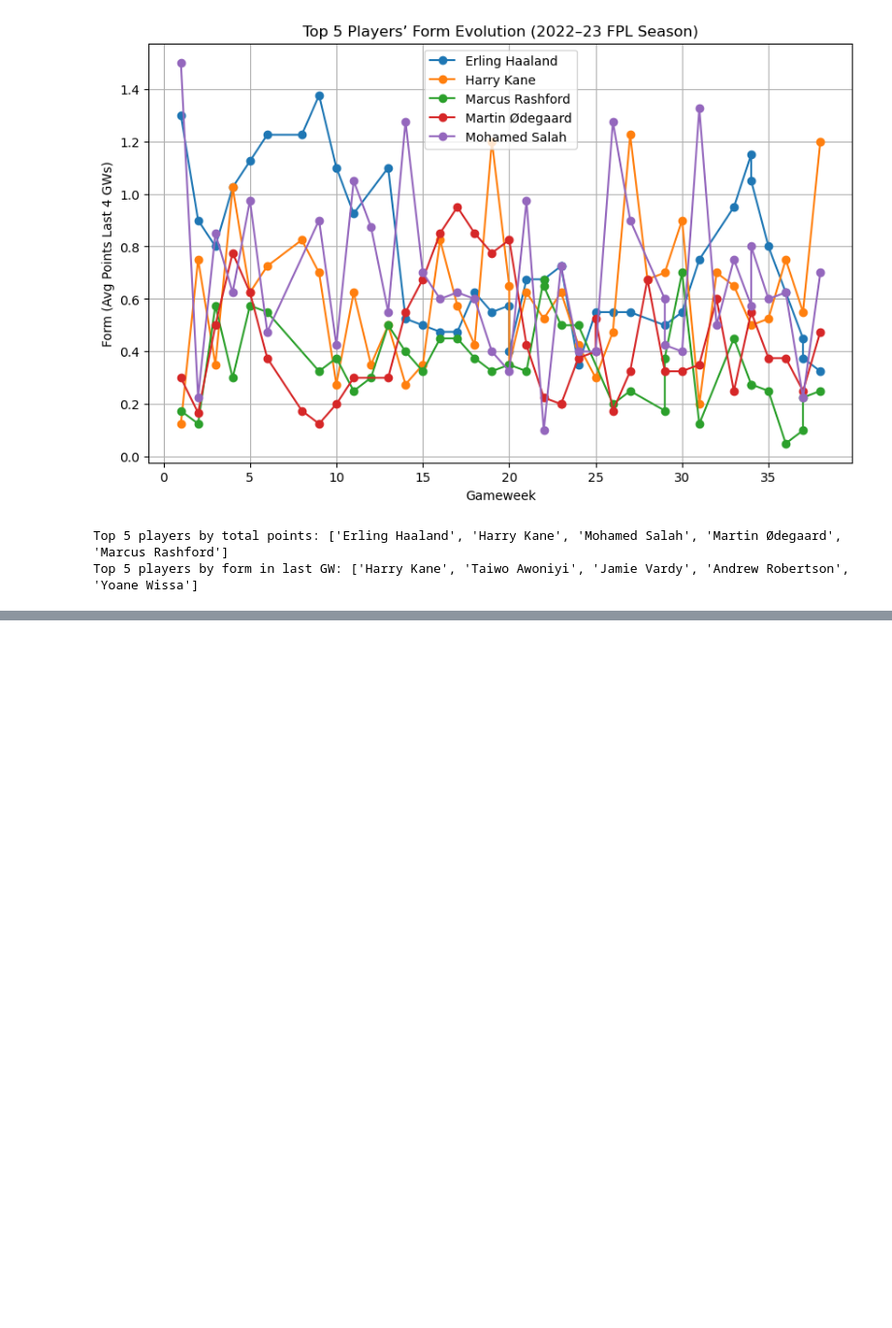
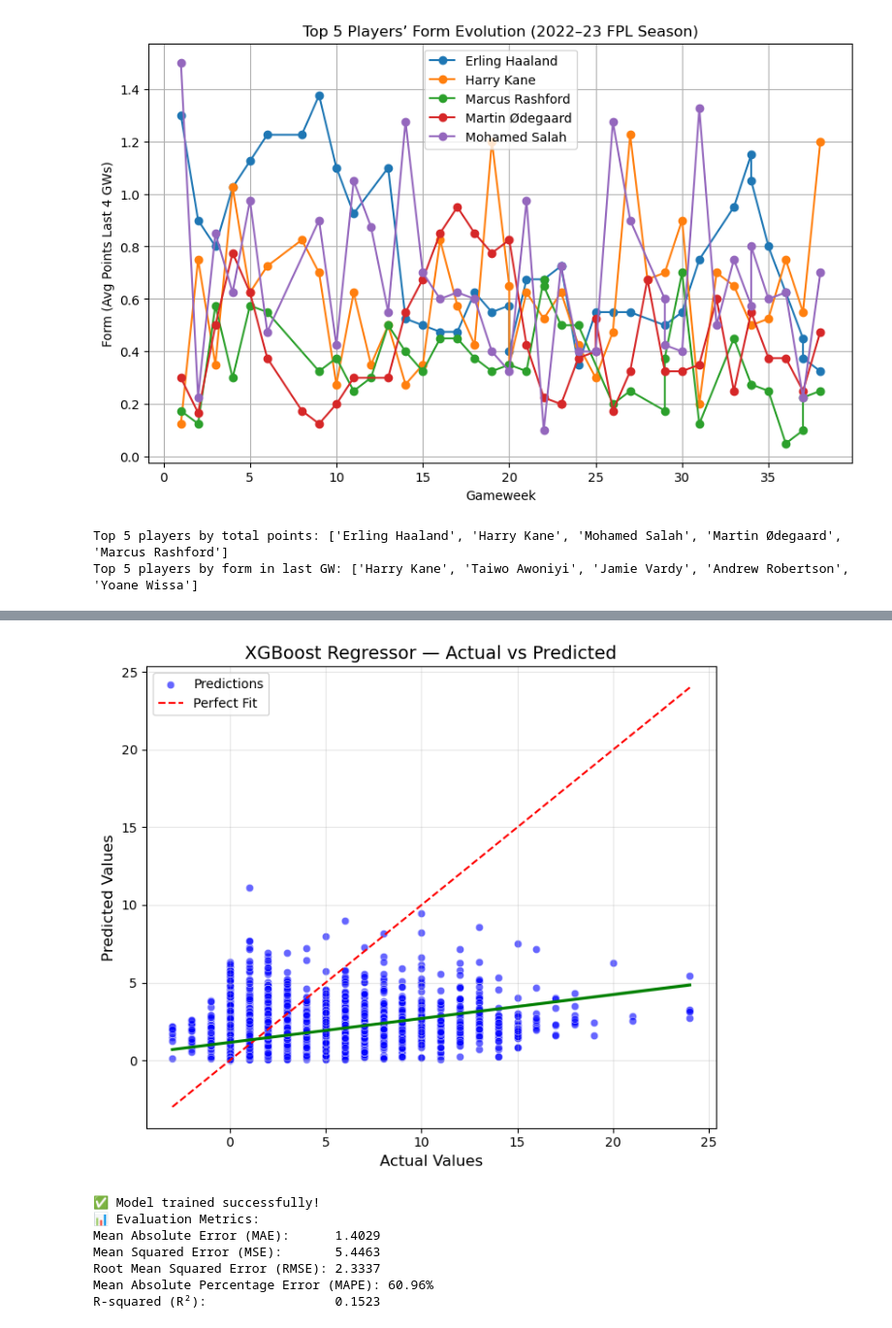
Before and after one commit to abdelrahman1903/Fantasy-Premier-League-Ai-Assistant, a Jupyter notebook: data/archive/xplore.ipynb, the cells around one changed output, grey strips where cells are left out. Shown at 97% size. Drawn from its saved outputs; the diff is of its cells as text; code cells hidden in the pictures; blank space fills up the shorter version.

```diff
--- a/data/archive/xplore.ipynb
+++ b/data/archive/xplore.ipynb
@@ -228,0 +361,41 @@ df
+# %%
+
+
+def model_xgboost(df):
+
+    df = df.copy()
+
+    X = df.drop(columns=[target_column])
+    y = df[target_column]
+
+    X_train, X_test, y_train, y_test = train_test_split(X, y, test_size=0.2, random_state=42)
+
+    model = XGBRegressor(
+        n_estimators=200,
+        learning_rate=0.05,
+        max_depth=5,
+        subsample=0.8,
+        colsample_bytree=0.8,
+        random_state=42
+    )
+
+    model.fit(X_train, y_train)
+
+    y_pred = model.predict(X_test)
+
+    plot_fitting_and_print_metrics(y_test, y_pred, "XGBoost Regressor")
+
+
+
+    return model
+# %%
+model = model_xgboost(df_clean)
+# %% [output]
+[figure, added]
+✅ Model trained successfully!
+📊 Evaluation Metrics:
+Mean Absolute Error (MAE):      1.4029
+Mean Squared Error (MSE):       5.4463
+Root Mean Squared Error (RMSE): 2.3337
+Mean Absolute Percentage Error (MAPE): 60.96%
+R-squared (R²):                 0.1523
```
Also changed, not shown: parts of 19 cells of this notebook.
